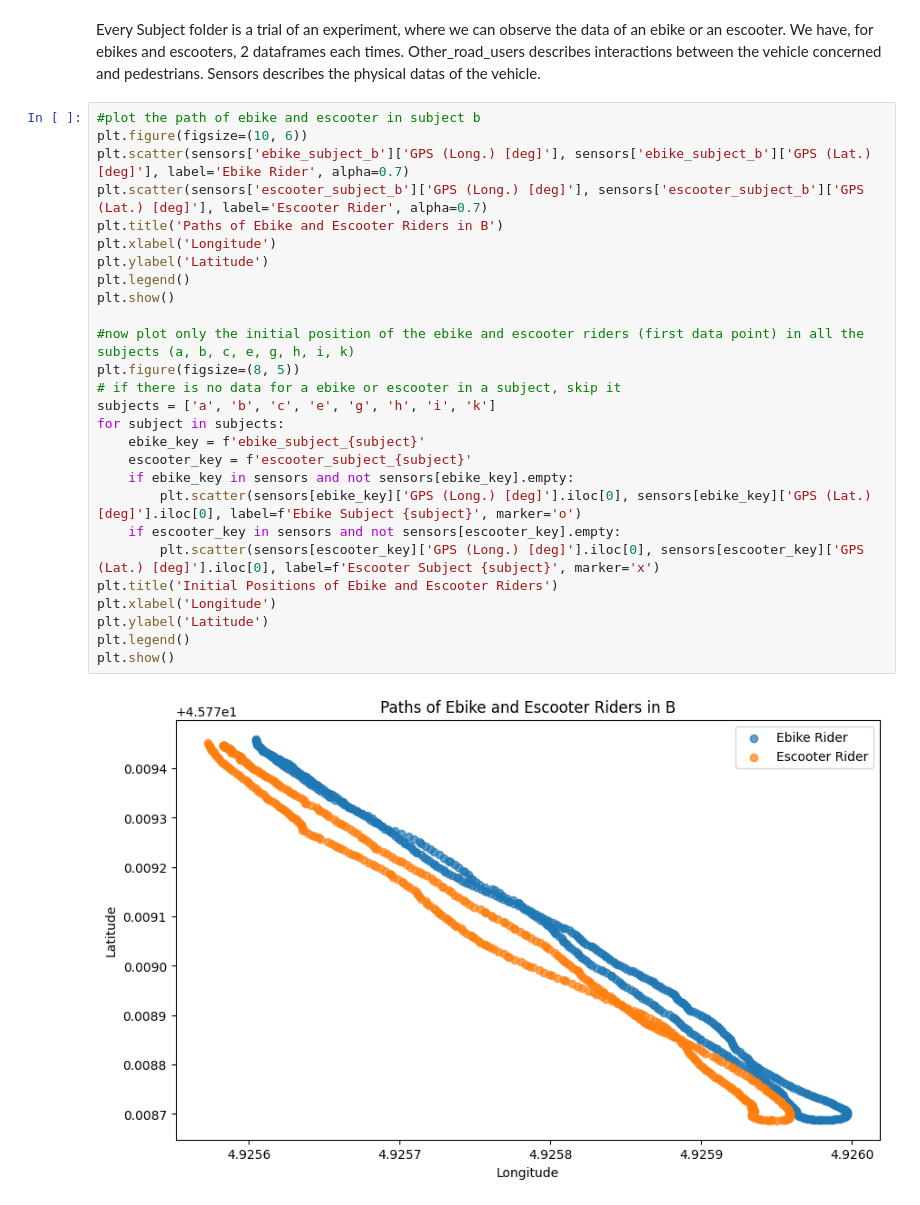
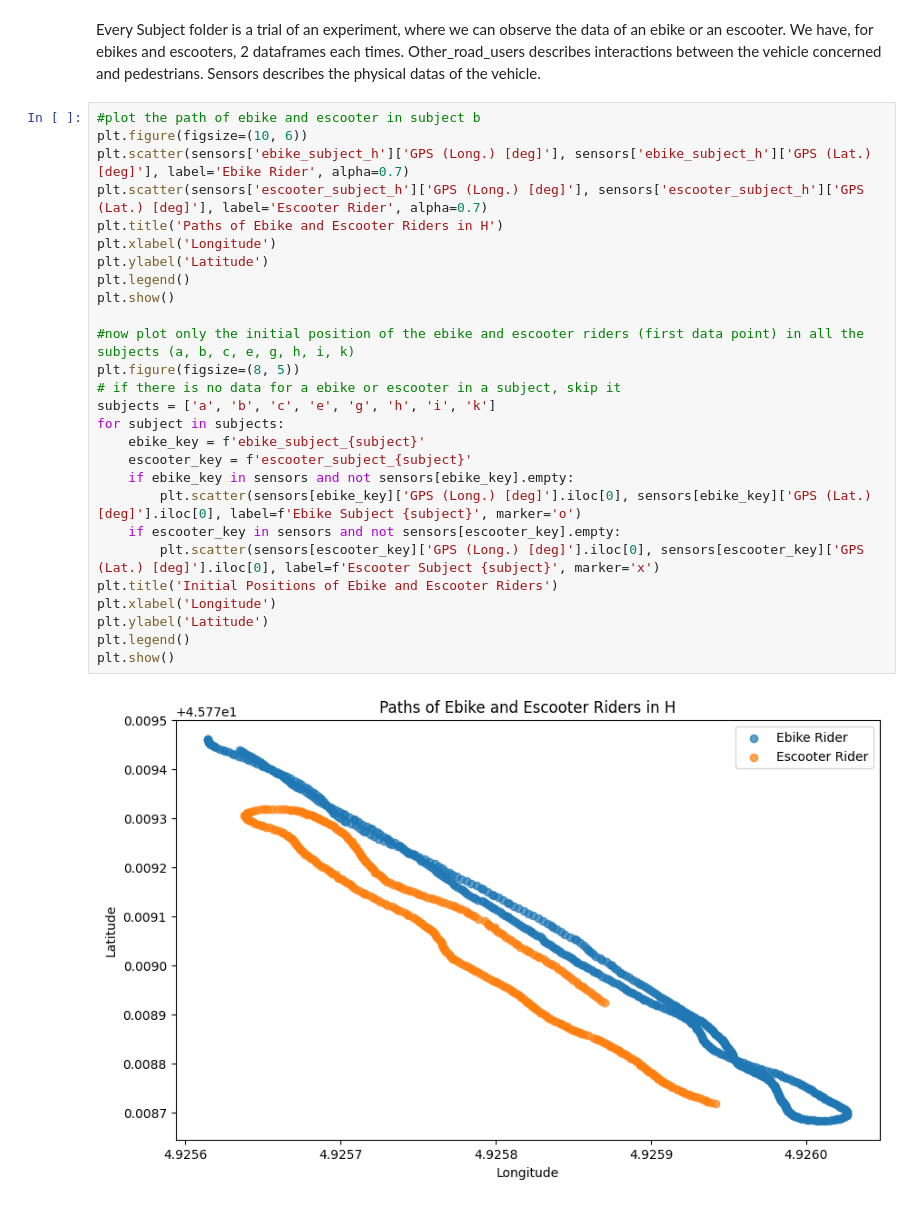
Before and after one commit to timentpe/Micro_mob, a Jupyter notebook: tim.ipynb, the cells around one changed output. Cells and saved outputs as stored; diff of their text form.

```diff
--- a/tim.ipynb
+++ b/tim.ipynb
@@ -65,30 +105,30 @@ Every Subject folder is a trial of an experiment, where we can observe the data
 # %%
 #plot the path of ebike and escooter in subject b
 plt.figure(figsize=(10, 6))
-plt.scatter(sensors['ebike_subject_b']['GPS (Long.) [deg]'], sensors['ebike_subject_b']['GPS (Lat.) [deg]'], label='Ebike Rider', alpha=0.7)
-plt.scatter(sensors['escooter_subject_b']['GPS (Long.) [deg]'], sensors['escooter_subject_b']['GPS (Lat.) [deg]'], label='Escooter Rider', alpha=0.7)
-plt.title('Paths of Ebike and Escooter Riders in B')
+plt.scatter(sensors['ebike_subject_h']['GPS (Long.) [deg]'], sensors['ebike_subject_h']['GPS (Lat.) [deg]'], label='Ebike Rider', alpha=0.7)
+plt.scatter(sensors['escooter_subject_h']['GPS (Long.) [deg]'], sensors['escooter_subject_h']['GPS (Lat.) [deg]'], label='Escooter Rider', alpha=0.7)
+plt.title('Paths of Ebike and Escooter Riders in H')
 plt.xlabel('Longitude')
 plt.ylabel('Latitude')
 plt.legend()
 plt.show()
 
 #now plot only the initial position of the ebike and escooter riders (first data point) in all the subjects (a, b, c, e, g, h, i, k)
 plt.figure(figsize=(8, 5))
 # if there is no data for a ebike or escooter in a subject, skip it
 subjects = ['a', 'b', 'c', 'e', 'g', 'h', 'i', 'k']
 for subject in subjects:
     ebike_key = f'ebike_subject_{subject}'
     escooter_key = f'escooter_subject_{subject}'
     if ebike_key in sensors and not sensors[ebike_key].empty:
         plt.scatter(sensors[ebike_key]['GPS (Long.) [deg]'].iloc[0], sensors[ebike_key]['GPS (Lat.) [deg]'].iloc[0], label=f'Ebike Subject {subject}', marker='o')
     if escooter_key in sensors and not sensors[escooter_key].empty:
         plt.scatter(sensors[escooter_key]['GPS (Long.) [deg]'].iloc[0], sensors[escooter_key]['GPS (Lat.) [deg]'].iloc[0], label=f'Escooter Subject {subject}', marker='x')
 plt.title('Initial Positions of Ebike and Escooter Riders')
 plt.xlabel('Longitude')
 plt.ylabel('Latitude')
 plt.legend()
 plt.show()
 # %% [output]
-[figure, old version]
+[figure, new version]
 [figure]
```
Also changed, not shown: parts of 3 cells of this notebook.
